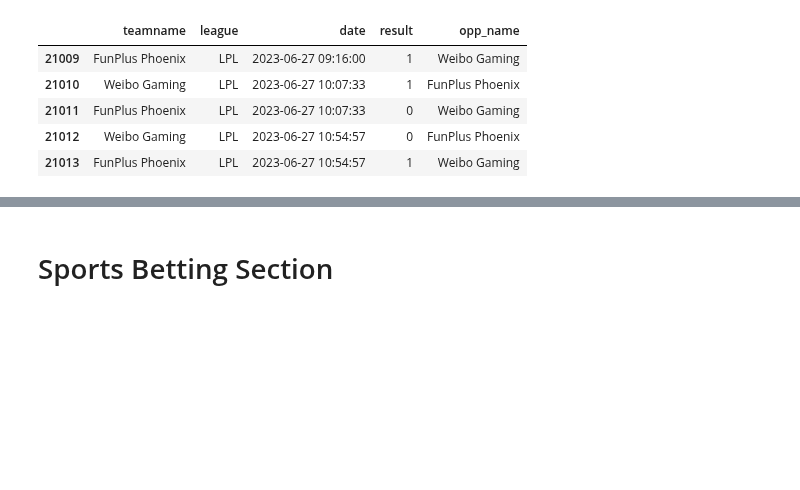
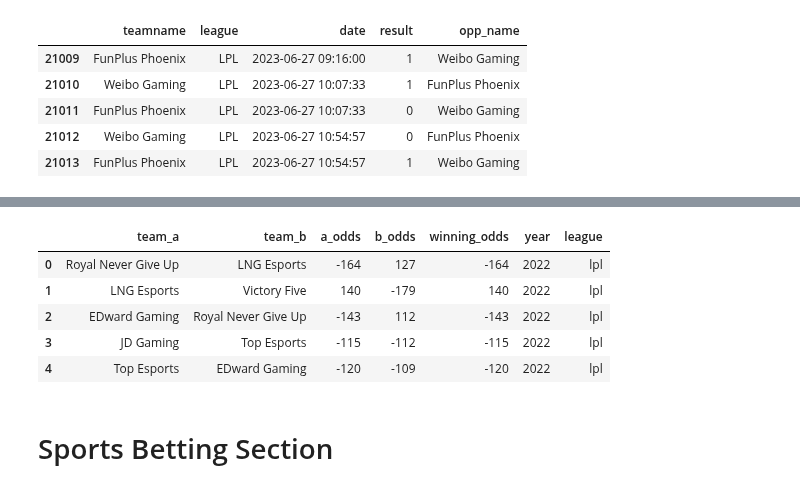
Before and after one commit to richie-p-meyer/league, a Jupyter notebook: scratch.ipynb, the cells around one changed output, grey strips where cells are left out. Drawn from its saved outputs; the diff is of its cells as text; code cells hidden in the pictures; blank space fills up the shorter version.

```diff
--- a/scratch.ipynb
+++ b/scratch.ipynb
@@ -271,3 +254,14 @@ soup = BeautifulSoup(html,'html.parser')
+# %%
+arg = get_historical_odds('lpl',2022)
+# %%
+arg.head()
+# %% [output]
+|  | team_a | team_b | a_odds | b_odds | winning_odds | year | league |
+| 0 | Royal Never Give Up | LNG Esports | -164 | 127 | -164 | 2022 | lpl |
+| 1 | LNG Esports | Victory Five | 140 | -179 | 140 | 2022 | lpl |
+| 2 | EDward Gaming | Royal Never Give Up | -143 | 112 | -143 | 2022 | lpl |
+| 3 | JD Gaming | Top Esports | -115 | -112 | -115 | 2022 | lpl |
+| 4 | Top Esports | EDward Gaming | -120 | -109 | -120 | 2022 | lpl |
 # %% [markdown]
 # Sports Betting Section
 # %%
```
Also changed, not shown: parts of 21 cells of this notebook, 27 other files.
